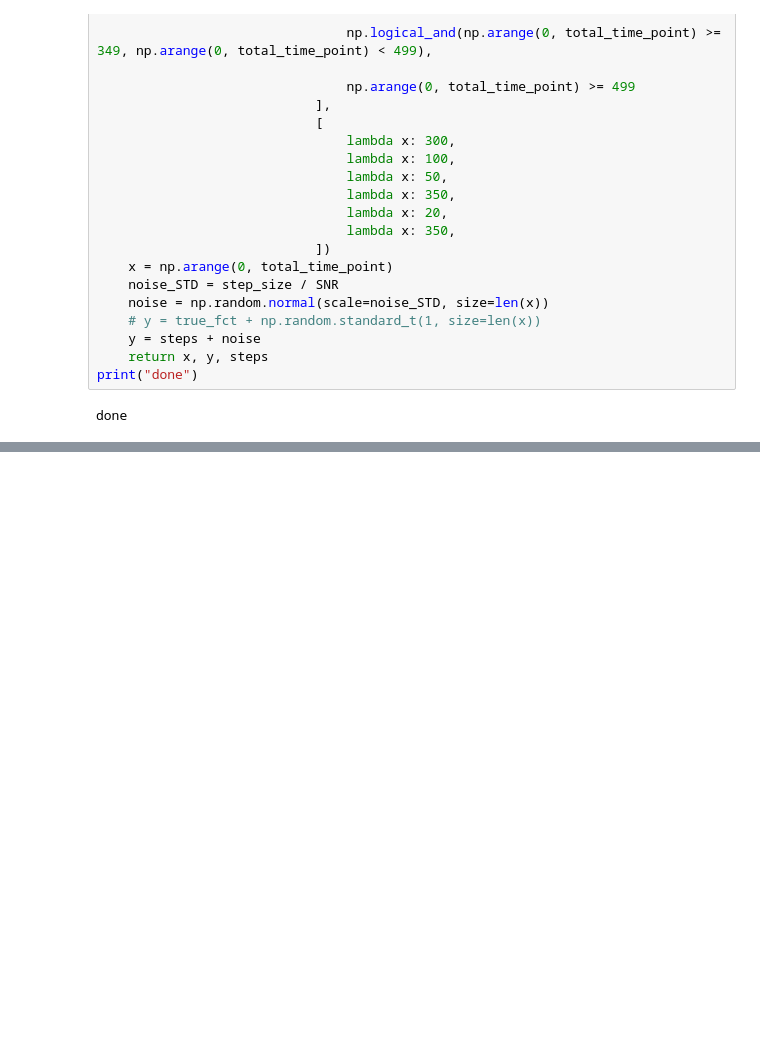
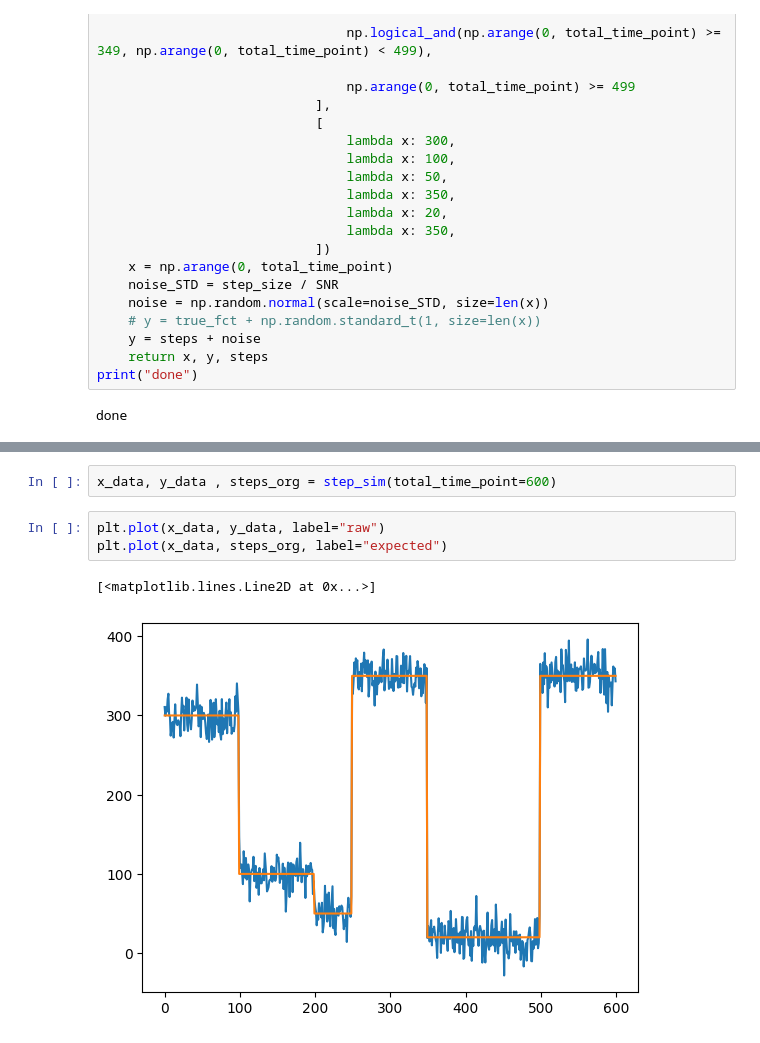
Before and after one commit to zeroth/particle-tracking, a Jupyter notebook: notebooks/Step Fitting.ipynb, the cells around one changed output, grey strips where cells are left out. Drawn from its saved outputs; the diff is of its cells as text; blank space fills up the shorter version.

```diff
--- a/notebooks/Step Fitting.ipynb
+++ b/notebooks/Step Fitting.ipynb
@@ -152,3 +172,11 @@ def get_y_from_step_locations(steps, y):
 print("done")
 # %% [output]
 done
+# %%
+x_data, y_data , steps_org = step_sim(total_time_point=600)
+# %%
+plt.plot(x_data, y_data, label="raw")
+plt.plot(x_data, steps_org, label="expected")
+# %% [output]
+[<matplotlib.lines.Line2D at 0x...>]
+[figure, added]
```
Also changed, not shown: parts of 15 cells of this notebook.
